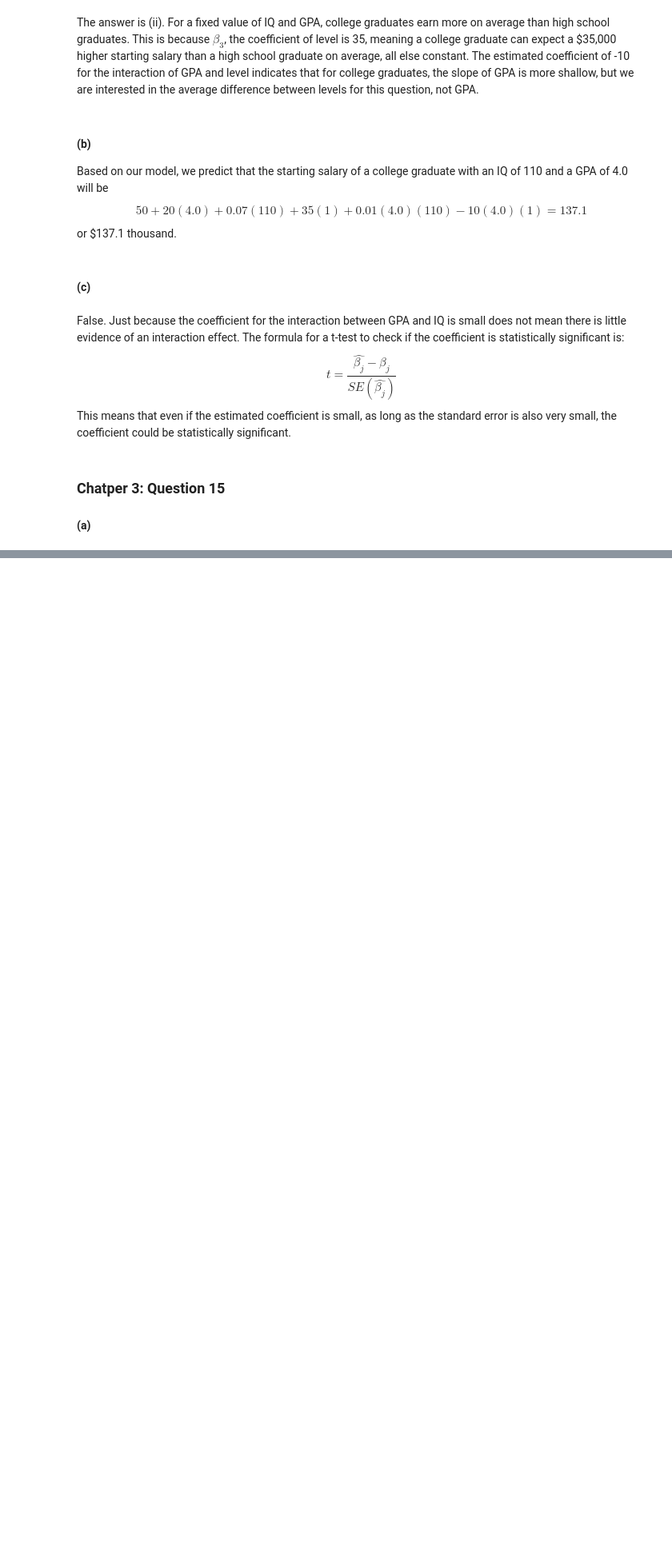
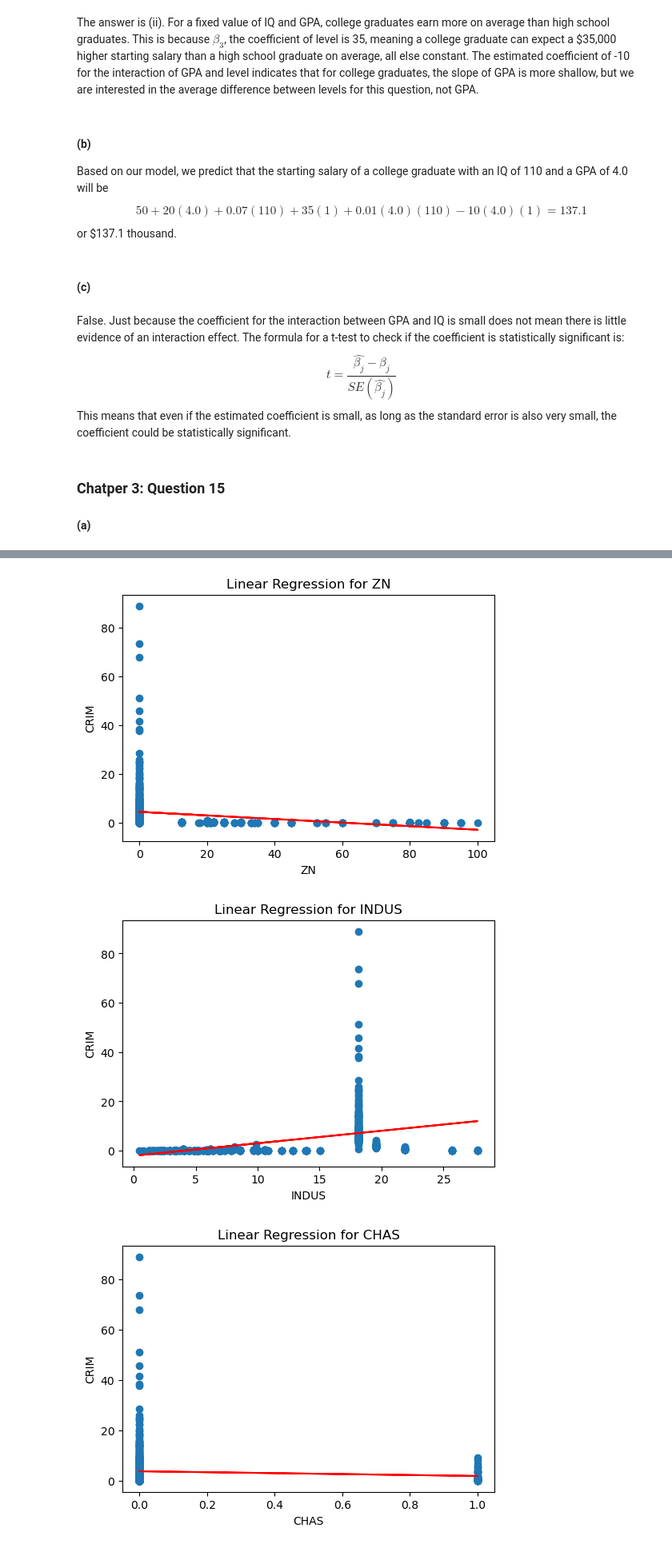
Before and after one commit to rjcampo/Machine-Learning, a Jupyter notebook: Problem Set 1.ipynb, the cells around one changed output, grey strips where cells are left out. Shown at 80% size. Saved outputs shown, nothing was run; the diff lists cells and outputs as text; code cells hidden in the pictures; blank space fills up the shorter version.

```diff
--- a/Problem Set 1.ipynb
+++ b/Problem Set 1.ipynb
@@ -216,6 +216,8 @@ from IPython.display import display
 
 predictors = list(df_boston.columns)
 predictors.remove("CRIM")
+
+univar_coefs = {} # for part (c)
 
 for predictor in predictors:
     X = df_boston[predictor]
@@ -224,10 +226,11 @@ for predictor in predictors:
 
     model = sm.OLS(y, X).fit()
 
+    # Extract coefficient variable neames and values for part (c)
+    univar_coefs[predictor] = model.params[predictor]
+
     print(f"Regression results for {predictor}:")
-    print("Coefficients:")
-    print(model.params)
-    print("R-squared:", model.rsquared)
+    display(model.summary())
     print("\n")
 # %% [output]
 Regression results for ZN:
@@ -259,0 +279,36 @@ X_train, X_test, y_train, y_test = train_test_split(
+# %%
+import numpy as np
+
+for predictor in predictors:
+    X = df_boston[predictor]
+    X = sm.add_constant(X)  # add the intercept
+    y = df_boston["CRIM"]
+
+    model = sm.OLS(y, X).fit()
+
+    # Create Figure and Axes objects
+    fig, ax = plt.subplots(figsize=(6, 4))
+
+    # Plot the data points
+    scatter = ax.scatter(
+        X.iloc[:, 1], # exclude intercept column
+        y
+        )
+
+    # Plot the regression line
+    line = ax.plot(
+        X.iloc[:, 1], # exclude intercept column
+        model.predict(X),
+        color='red'
+        )
+
+    ax.set_title(f"Linear Regression for {predictor}")
+    ax.set_xlabel(predictor)
+    ax.set_ylabel("CRIM")
+
+    # Display the plot
+    plt.show()
+# %% [output]
+[figure, added]
+[figure, added]
+[figure, added]
```
Also changed, not shown: parts of 14 cells of this notebook.
